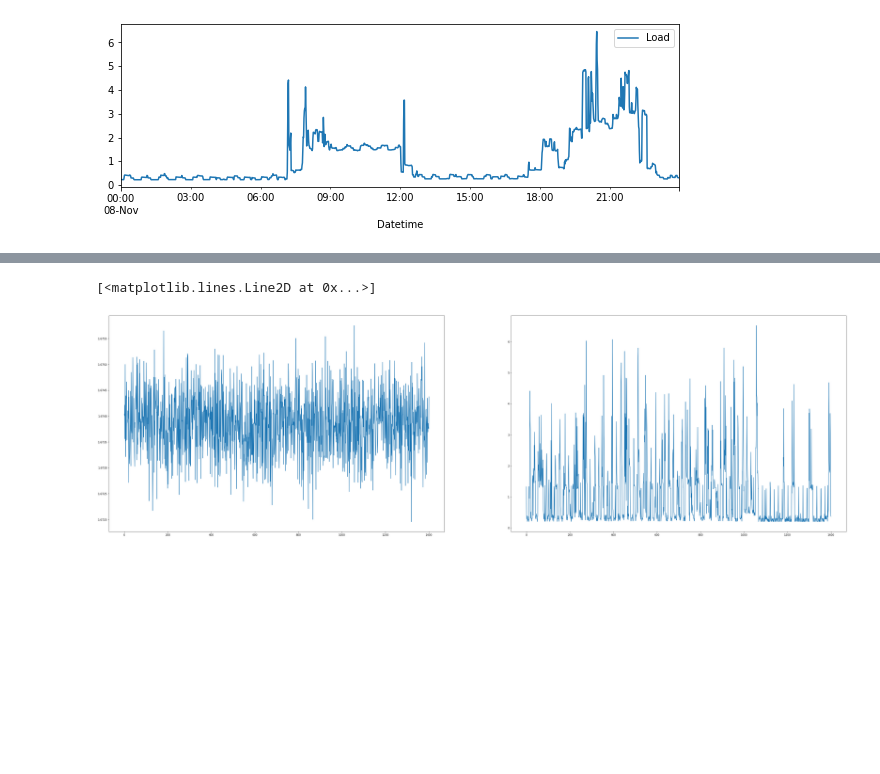
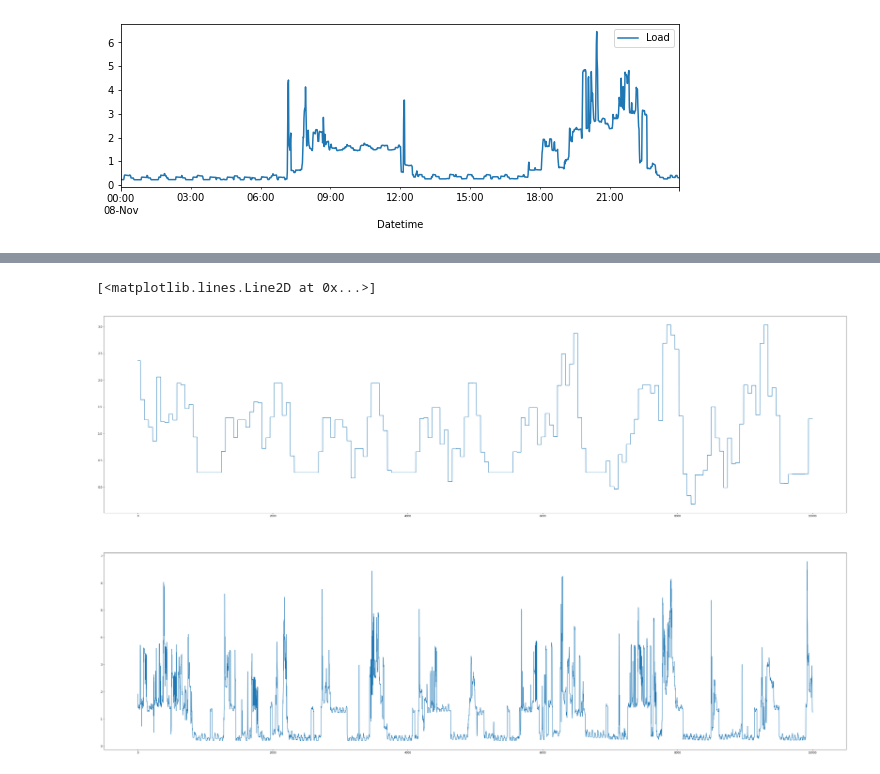
Before and after one commit to smoggy-P/Dynamic_Programming_Project, a Jupyter notebook: data.ipynb, the cells around one changed output, grey strips where cells are left out. Drawn from its saved outputs; the diff is of its cells as text; code cells hidden in the pictures; blank space fills up the shorter version.

Commit message:
trained model using nn

```diff
--- a/data.ipynb
+++ b/data.ipynb
@@ -68,8 +58,14 @@ plant_dataloader = DataLoader(plant_dataset, batch_size=36, shuffle=False)
 # %%
-plant_model = Plant_Model()
-num_epochs = 3
+demand_dataset = Demand_Dataset(train_features, train_labels)
+demand_dataloader = DataLoader(demand_dataset, batch_size=36, shuffle=True)
+demand_model = Demand_Model(device)
+
+# training
+num_epochs = 100
 for epoch in range(num_epochs):
-    for batch_idx, (features, labels) in enumerate(plant_dataloader):
-        loss = plant_model.update(features, labels)
+    for batch_idx, (features, labels) in enumerate(demand_dataloader):
+        loss = demand_model.update(features, labels)
     print(loss)
+
+torch.save(demand_model.state_dict(), 'demand_model_weights.pth')
 # %% [output]
@@ -79,24 +89,22 @@ tensor(3.1342, device='cuda:0', grad_fn=<MseLossBackward0>)
-# %%
-import matplotlib.pyplot as plt
-count = 0
-out_vals = []
-ground_truth = []
-
-for batch_idx, (features, labels) in enumerate(plant_dataloader):
-    ground_truth.append(labels.tolist()[0])
-    output = plant_model.transition_step(features)
-    out_vals.append(output.tolist()[0])
-    count += 1
-    if count > 1400:
-        break
-
-steps = np.arange(0, count)
-
-fig, (ax1, ax2) = plt.subplots(1, 2)
-fig.set_figheight(15)
-fig.set_figwidth(50)
-ax1.plot(steps, out_vals, label='Predicted')
-ax2.plot(steps, ground_truth, label='Actual')
-# %% [output]
-[<matplotlib.lines.Line2D at 0x...>]
-[figure, removed]
+# %%
+# testing
+import matplotlib.pyplot as plt
+pred_vals = []
+real_vals = []
+
+start = 2000
+steps = 10000
+
+for i in range(start, start + steps):
+    pred = demand_model.transition_step(train_features[i])
+    pred_vals.append(pred.item())
+    real_vals.append(train_labels[i].item())
+
+fig, (ax1, ax2) = plt.subplots(2, 1)
+fig.set_figheight(30)
+fig.set_figwidth(50)
+ax1.plot(np.arange(0, steps), pred_vals, label='Predicted')
+ax2.plot(np.arange(0, steps), real_vals, label='Actual')
+# %% [output]
+[<matplotlib.lines.Line2D at 0x...>]
+[figure, added]
```
Also changed, not shown: parts of 4 cells of this notebook, 3 other files.
